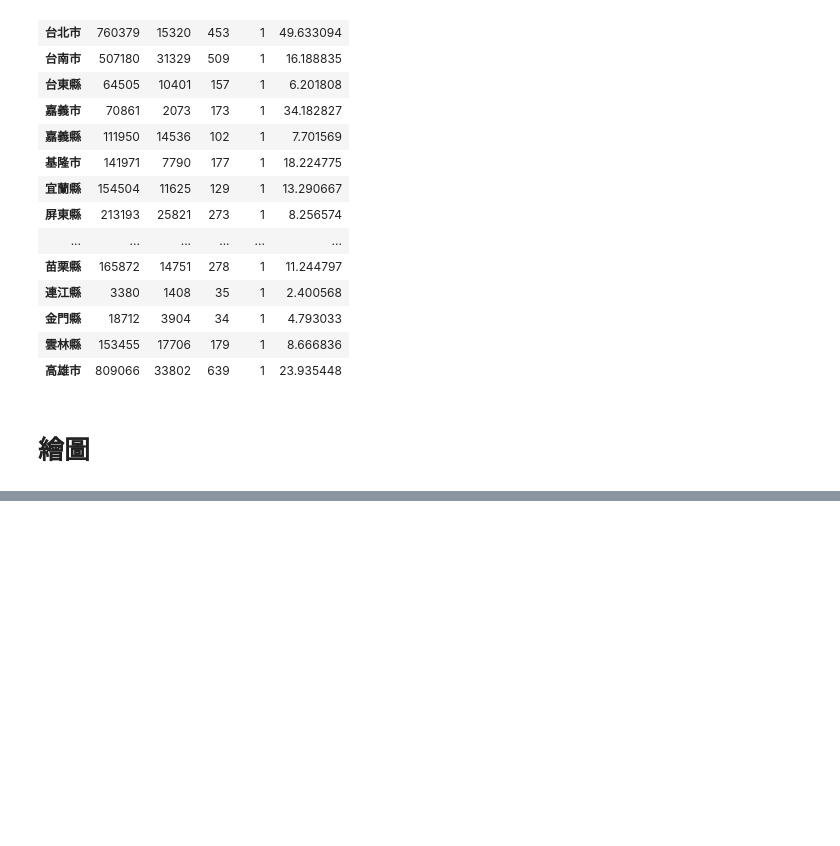
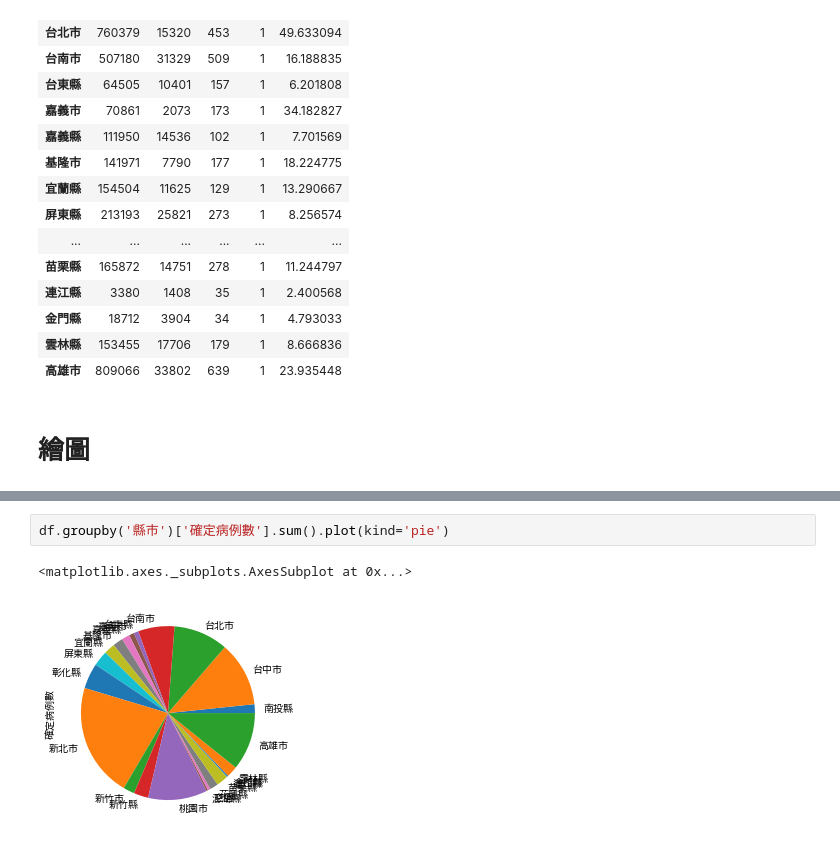
Before and after one commit to chihchao/pythonAssignment, a Jupyter notebook: pandas_covid19.ipynb, the cells around one changed output, grey strips where cells are left out. Cells and saved outputs as stored; diff of their text form; blank space fills up the shorter version.

```diff
--- a/pandas_covid19.ipynb
+++ b/pandas_covid19.ipynb
@@ -253,0 +271,5 @@ df.groupby('縣市')['確定病例數'].sum().plot(kind='bar')
+# %%
+df.groupby('縣市')['確定病例數'].sum().plot(kind='pie')
+# %% [output]
+<matplotlib.axes._subplots.AxesSubplot at 0x...>
+[figure, added]
```
Also changed, not shown: parts of 4 cells of this notebook.
